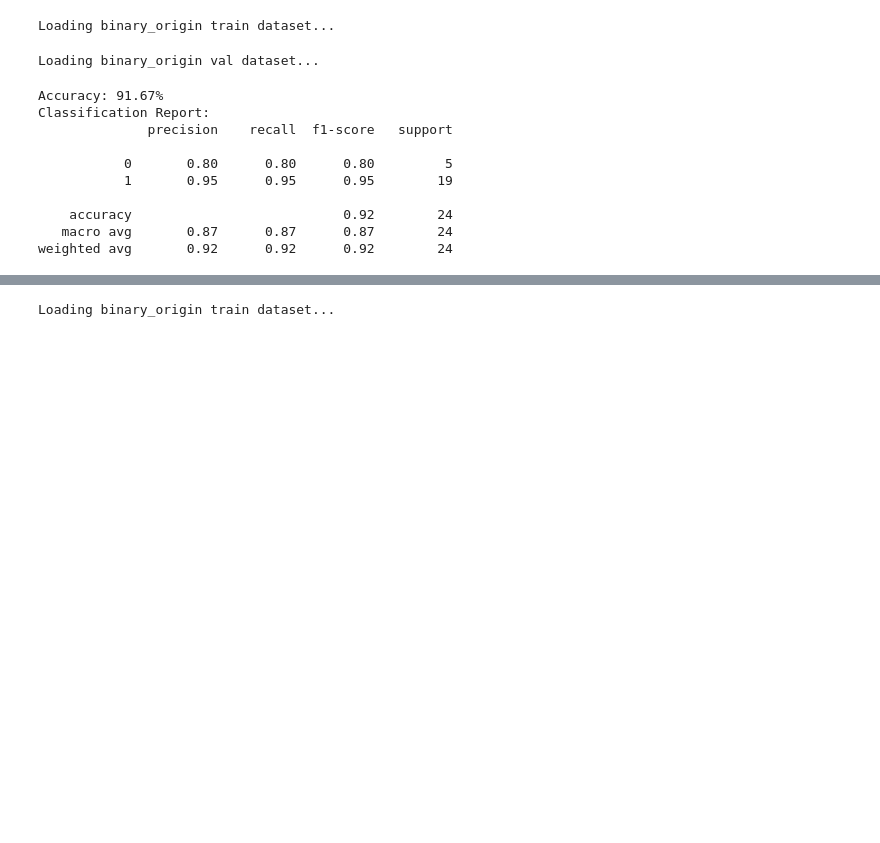
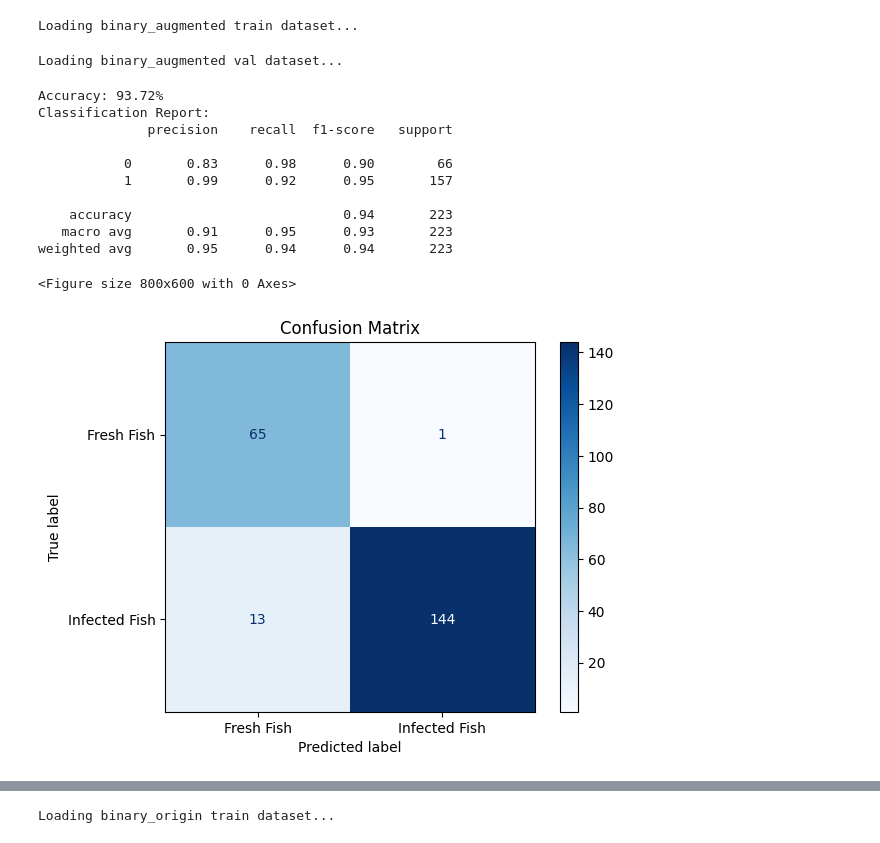
Before and after one commit to minhducnguyen2602/ds107, a Jupyter notebook: main.ipynb, the cells around one changed output, grey strips where cells are left out. Drawn from its saved outputs; the diff is of its cells as text; code cells hidden in the pictures; blank space fills up the shorter version.

```diff
--- a/main.ipynb
+++ b/main.ipynb
@@ -1,28 +48,38 @@
 # %%
 from data_loader import DataLoader
 from paper_model import Model
 
-dataset_name = "binary_origin"
+dataset_name = "binary_augmented"
 dataloader = DataLoader( dataset_name=dataset_name, extract_features=True)
 
 model = Model('svm')
 
 model.train(dataloader.X_train, dataloader.y_train)
 y_pred = model.predict(dataloader.X_test)
 model.evaluate(dataloader.y_test, y_pred)
+cm = confusion_matrix(dataloader.y_test, y_pred)
+
+# Display confusion matrix
+disp = ConfusionMatrixDisplay(confusion_matrix=cm, display_labels=['Fresh Fish', 'Infected Fish'])
+plt.figure(figsize=(8, 6))
+disp.plot(cmap=plt.cm.Blues)
+plt.title('Confusion Matrix')
+plt.show()
 # %% [output]
-Loading binary_origin train dataset...
+Loading binary_augmented train dataset...
-Loading binary_origin val dataset...
+Loading binary_augmented val dataset...
-Accuracy: 91.67%
+Accuracy: 93.72%
 Classification Report:
               precision    recall  f1-score   support
 
-           0       0.80      0.80      0.80         5
-           1       0.95      0.95      0.95        19
+           0       0.83      0.98      0.90        66
+           1       0.99      0.92      0.95       157
 
-    accuracy                           0.92        24
-   macro avg       0.87      0.87      0.87        24
-weighted avg       0.92      0.92      0.92        24
+    accuracy                           0.94       223
+   macro avg       0.91      0.95      0.93       223
+weighted avg       0.95      0.94      0.94       223
+<Figure size 800x600 with 0 Axes>
+[figure, added]
 # %%
 from data_loader import DataLoader
 from paper_model import Model
```
Also changed, not shown: parts of 4 cells of this notebook, 3 other files.
